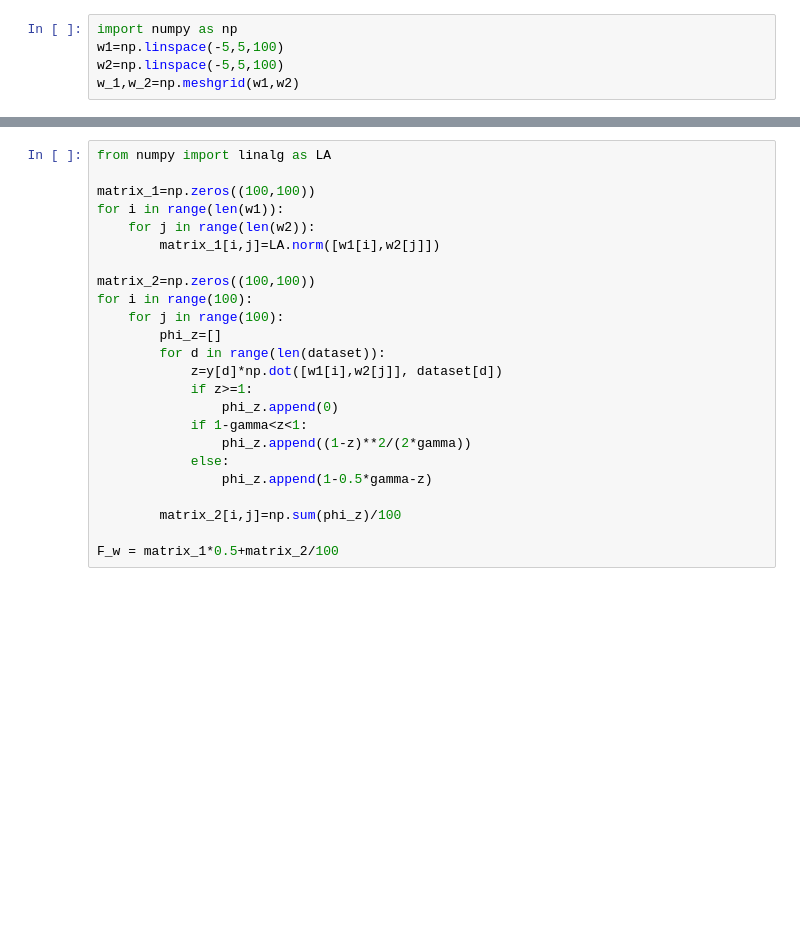
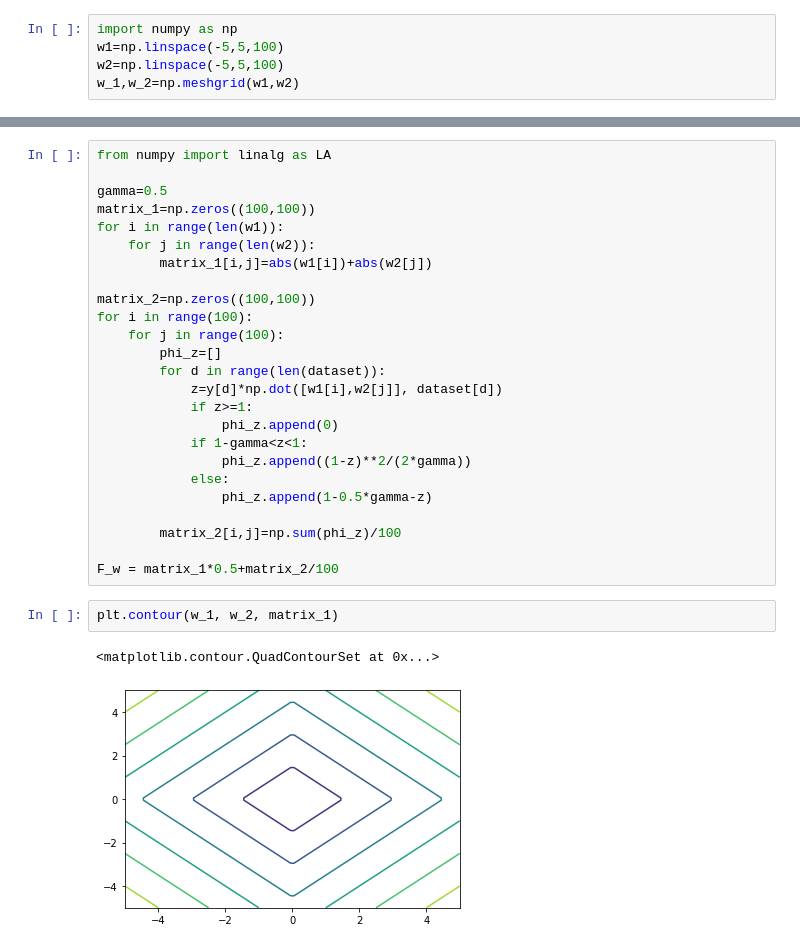
Before and after one commit to ZYM-ai/-_homework, a Jupyter notebook: 画像のassignment/画像_homework.ipynb, the cells around one changed output, grey strips where cells are left out. Drawn from its saved outputs; the diff is of its cells as text; blank space fills up the shorter version.

```diff
--- a/画像のassignment/画像_homework.ipynb
+++ b/画像のassignment/画像_homework.ipynb
@@ -68,10 +100,11 @@ w_1,w_2=np.meshgrid(w1,w2)
 # %%
 from numpy import linalg as LA
 
+gamma=0.5
 matrix_1=np.zeros((100,100))
 for i in range(len(w1)):
     for j in range(len(w2)):
-        matrix_1[i,j]=LA.norm([w1[i],w2[j]])
+        matrix_1[i,j]=abs(w1[i])+abs(w2[j])
 
 matrix_2=np.zeros((100,100))
 for i in range(100):
@@ -89,6 +122,11 @@ for i in range(100):
         matrix_2[i,j]=np.sum(phi_z)/100
 
 F_w = matrix_1*0.5+matrix_2/100
+# %%
+plt.contour(w_1, w_2, matrix_1)
+# %% [output]
+<matplotlib.contour.QuadContourSet at 0x...>
+[figure, added]
 # %%
 plt.contour(w_1, w_2, F_w)
 plt.savefig('Contour  of F_w.png')
```
Also changed, not shown: parts of 3 cells of this notebook, 6 other files.
